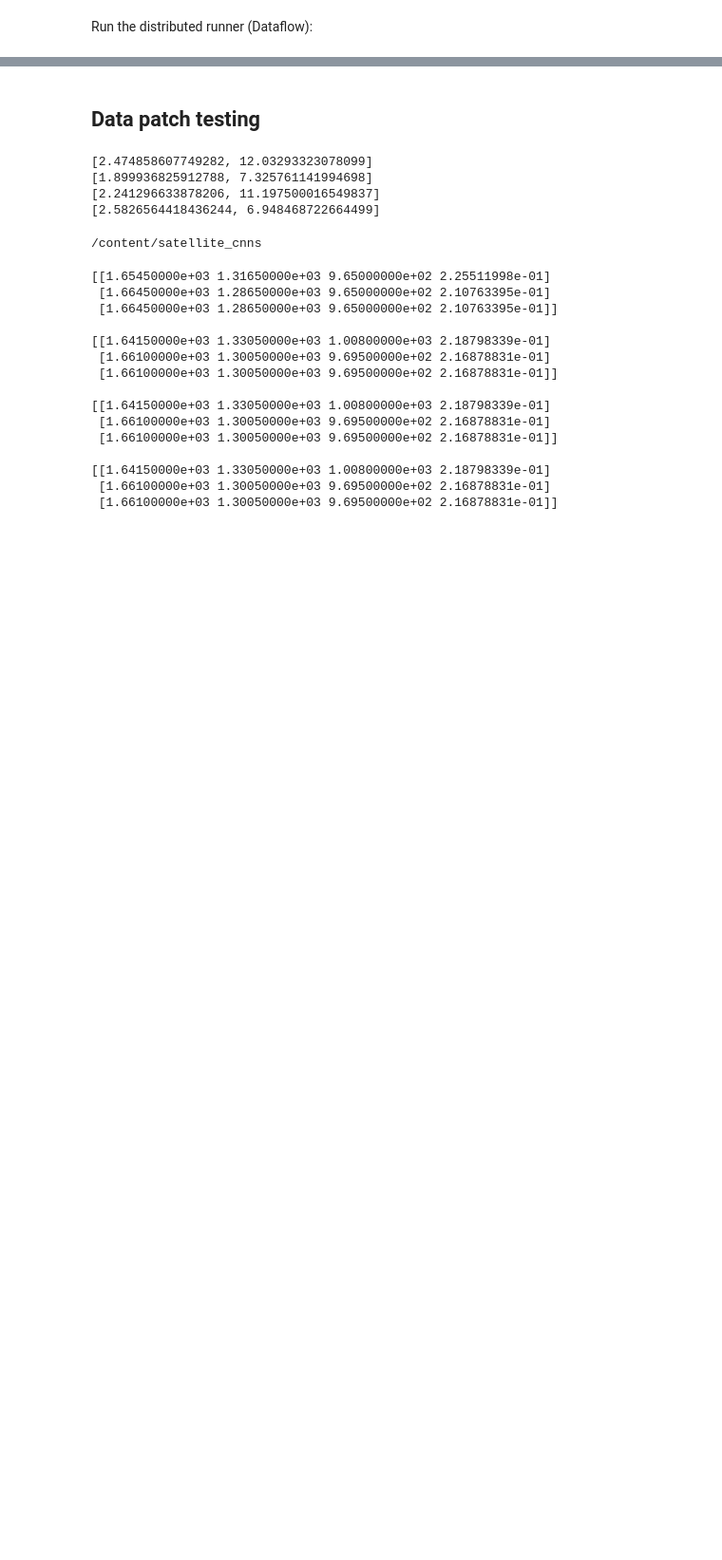
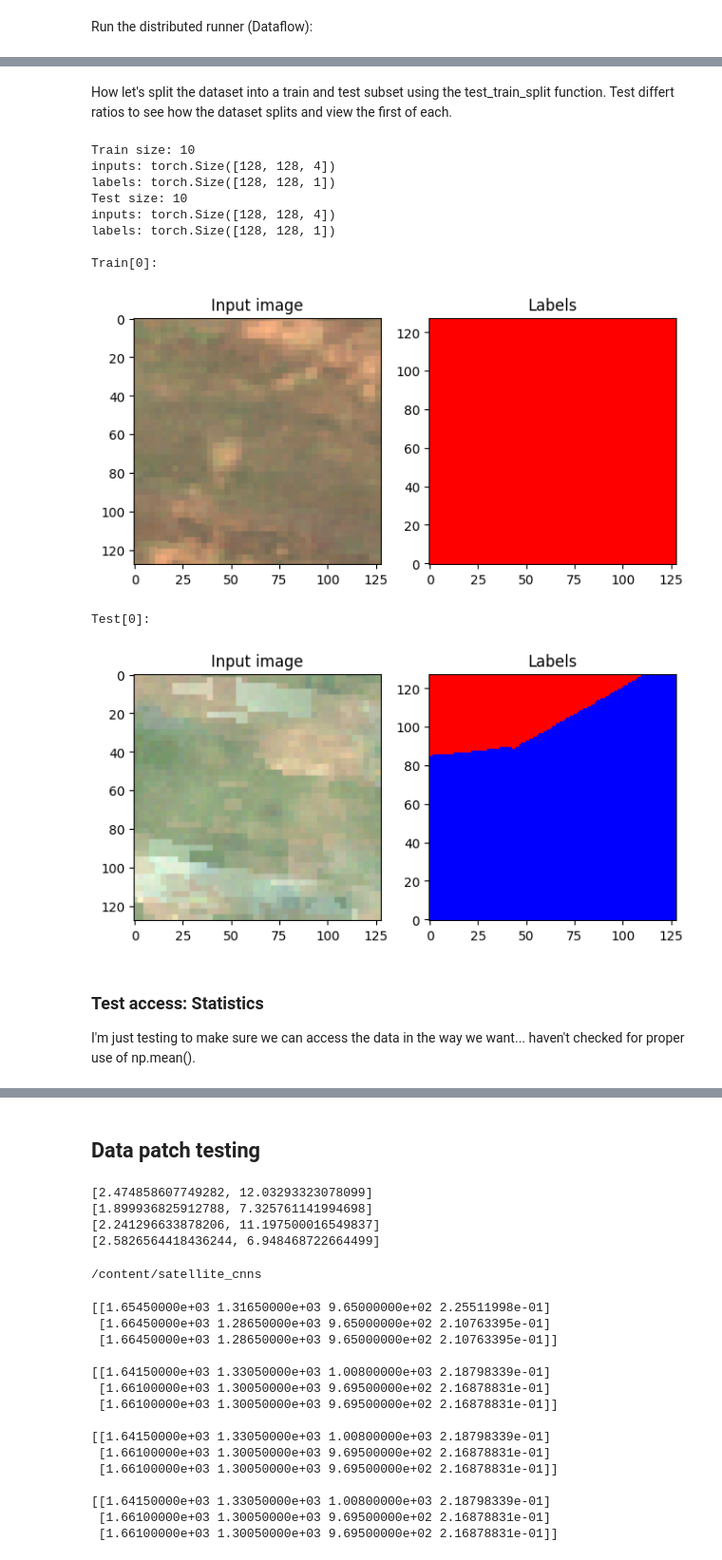
Before and after one commit to Sanford-Lab/satellite_cnns, a Jupyter notebook: benin_apache_pipeline.ipynb, the cells around one changed output, grey strips where cells are left out. Shown: that part at 95% size. Saved outputs shown, nothing was run; the diff lists cells and outputs as text; code cells hidden in the pictures; blank space fills up the shorter version.

```diff
--- a/benin_apache_pipeline.ipynb
+++ b/benin_apache_pipeline.ipynb
@@ -365,0 +444,39 @@ It seems that there is some data type mismatch when creating the dataset. Immedi
+# %% [markdown]
+How let's split the dataset into a train and test subset using the test_train_split function. Test differt ratios to see how the dataset splits and view the first of each.
+# %%
+ratio = 0.5
+train, test = test_train_split(dataset, ratio=0.5, seed=0)
+
+print(f"Train size: {len(train)}")
+train_example = train[0]  # random access the first element
+print(f"inputs: {torch.as_tensor(train_example['inputs']).shape}")
+print(f"labels: {torch.as_tensor(train_example['labels']).shape}")
+print(f"Test size: {len(train)}")
+test_example = test[0]  # random access the first element
+print(f"inputs: {torch.as_tensor(test_example['inputs']).shape}")
+print(f"labels: {torch.as_tensor(test_example['labels']).shape}\n")
+
+train_inputs = train_example['inputs']
+train_labels = train_example['labels']
+test_inputs = test_example['inputs']
+test_labels = test_example['labels']
+print(f'Train[0]:')
+show_patch(train_inputs, train_labels)
+print(f'Test[0]:')
+show_patch(test_inputs, test_labels)
+# %% [output]
+Train size: 10
+inputs: torch.Size([128, 128, 4])
+labels: torch.Size([128, 128, 1])
+Test size: 10
+inputs: torch.Size([128, 128, 4])
+labels: torch.Size([128, 128, 1])
+
+Train[0]:
+[figure, added]
+Test[0]:
+[figure, added]
+# %% [markdown]
+### Test access: Statistics
+
+I'm just testing to make sure we can access the data in the way we want... haven't checked for proper use of np.mean().
```
Also changed, not shown: parts of 58 cells of this notebook.
